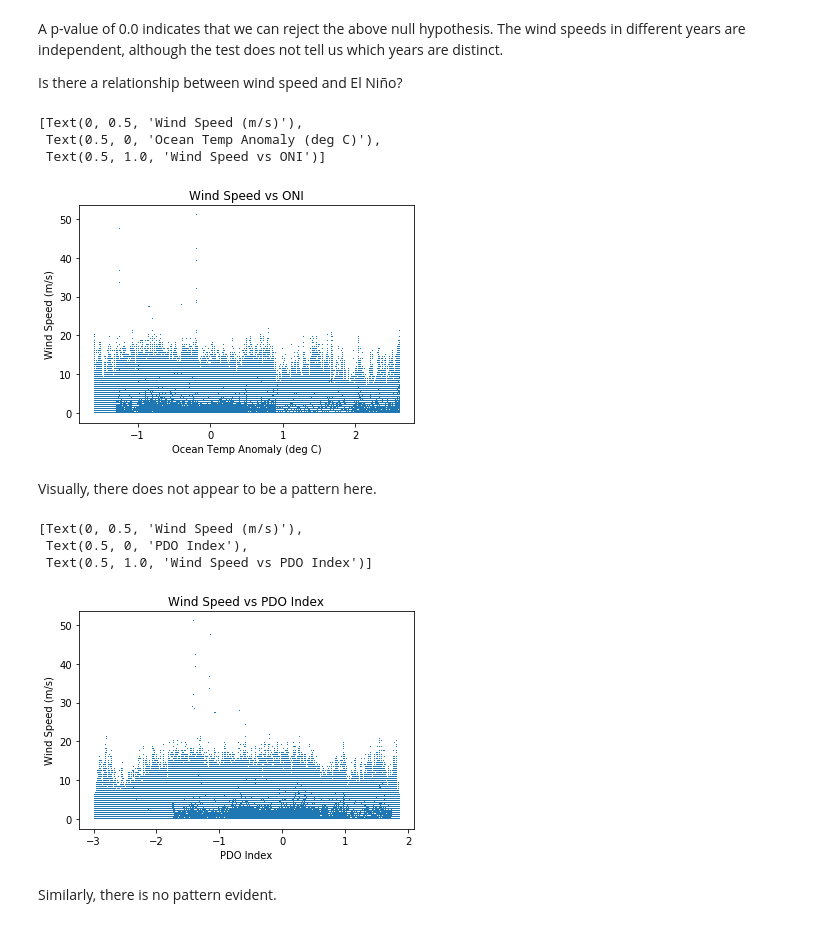
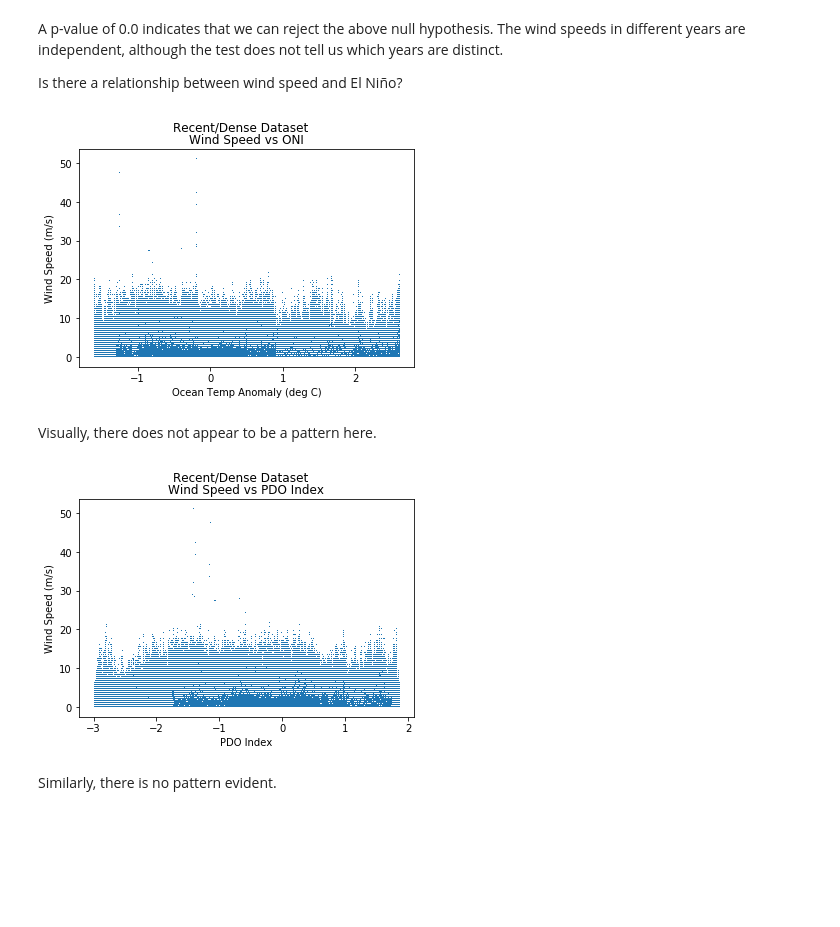
Before and after one commit to bedaro/hcde-410-final, a Jupyter notebook: DatasetAnalysis.ipynb, the cells around one changed output. Saved outputs shown, nothing was run; the diff lists cells and outputs as text; code cells hidden in the pictures; blank space fills up the shorter version.

Commit message:
Save all figures

```diff
--- a/DatasetAnalysis.ipynb
+++ b/DatasetAnalysis.ipynb
@@ -362,4 +371,2 @@ It's interesting to note that the winds from the south (150-180 degrees or so) a
 
 To analyze the wind speed distribution, a good first candidate is the Weibull distribution, commonly used to characterize wind speeds at a single site ([Carta et al](http://dx.doi.org/10.1016/j.rser.2008.05.005)).
-# %%
-weibull_fit(recentdense)
@@ -369,4 +379,2 @@ weibull_fit(recentdense)
 # %% [markdown]
 That's not a very good fit for the middle quantiles. Carta et al also suggests the generalized gamma distribution.
-# %%
-gengamma_fit(recentdense)
@@ -416,21 +429,19 @@ Is there a relationship between wind speed and El Niño?
 # %%
 data, fig, ax = correlate(recentdense, 'wind_speed', oni_full)
 ax.set(title="Wind Speed vs ONI", ylabel="Wind Speed (m/s)", xlabel="Ocean Temp Anomaly (deg C)")
+fig.suptitle("Recent/Dense Dataset")
+fig.savefig("figures/recentdense_corr_oni.png")
 # %% [output]
-[Text(0, 0.5, 'Wind Speed (m/s)'),
- Text(0.5, 0, 'Ocean Temp Anomaly (deg C)'),
- Text(0.5, 1.0, 'Wind Speed vs ONI')]
-[figure, old version]
+[figure, new version]
 # %% [markdown]
 Visually, there does not appear to be a pattern here.
 # %%
 data, fig, ax = correlate(recentdense, 'wind_speed', pdo_full)
 ax.set(title="Wind Speed vs PDO Index", xlabel="PDO Index", ylabel="Wind Speed (m/s)")
+fig.suptitle("Recent/Dense Dataset")
+fig.savefig("figures/recentdense_corr_pdo.png")
 # %% [output]
-[Text(0, 0.5, 'Wind Speed (m/s)'),
- Text(0.5, 0, 'PDO Index'),
- Text(0.5, 1.0, 'Wind Speed vs PDO Index')]
-[figure, old version]
+[figure, new version]
 # %% [markdown]
 Similarly, there is no pattern evident.
 # %% [markdown]
```
Also changed, not shown: parts of 36 cells of this notebook, 18 other files.
